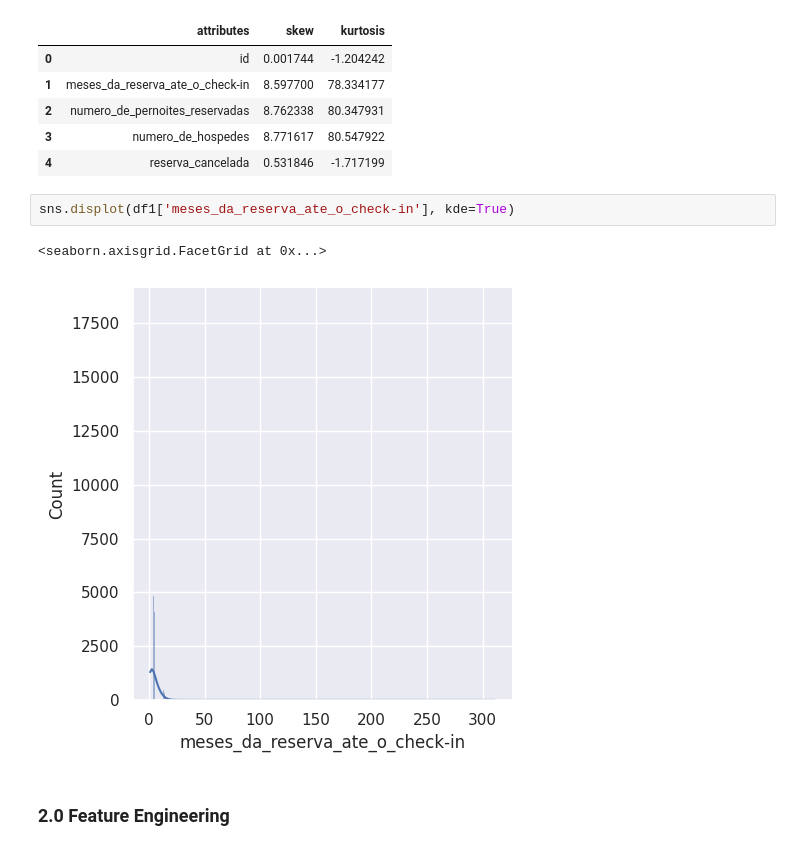
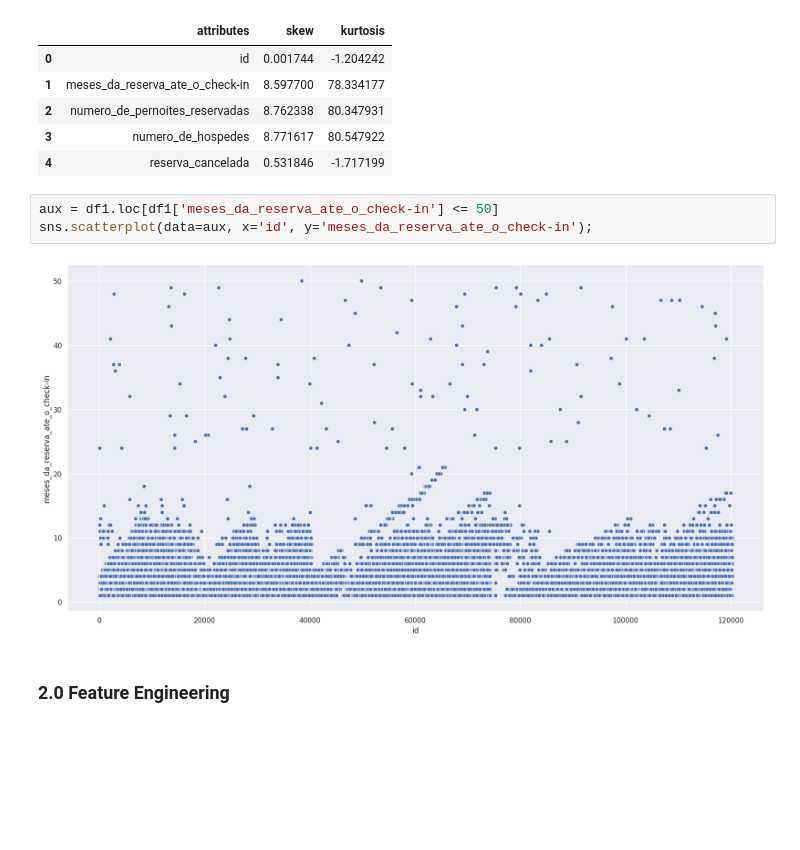
Before and after one commit to RicardoFFdev/hack_days_cds_04, a Jupyter notebook: hackdays4_nb_01.ipynb, the cells around one changed output. Saved outputs shown, nothing was run; the diff lists cells and outputs as text; blank space fills up the shorter version.

```diff
--- a/hackdays4_nb_01.ipynb
+++ b/hackdays4_nb_01.ipynb
@@ -164,11 +162,11 @@ d3
 | 2 | numero_de_pernoites_reservadas | 8.762338 | 80.347931 |
 | 3 | numero_de_hospedes | 8.771617 | 80.547922 |
 | 4 | reserva_cancelada | 0.531846 | -1.717199 |
-# %%
-sns.displot(df1['meses_da_reserva_ate_o_check-in'], kde=True)
-# %% [output]
-<seaborn.axisgrid.FacetGrid at 0x...>
-[figure, removed]
+# %%
+aux = df1.loc[df1['meses_da_reserva_ate_o_check-in'] <= 50]
+sns.scatterplot(data=aux, x='id', y='meses_da_reserva_ate_o_check-in');
+# %% [output]
+[figure, added]
 # %% [markdown]
 ### 2.0 Feature Engineering
 # %%
```
Also changed, not shown: parts of 8 cells of this notebook, 2 other files.
